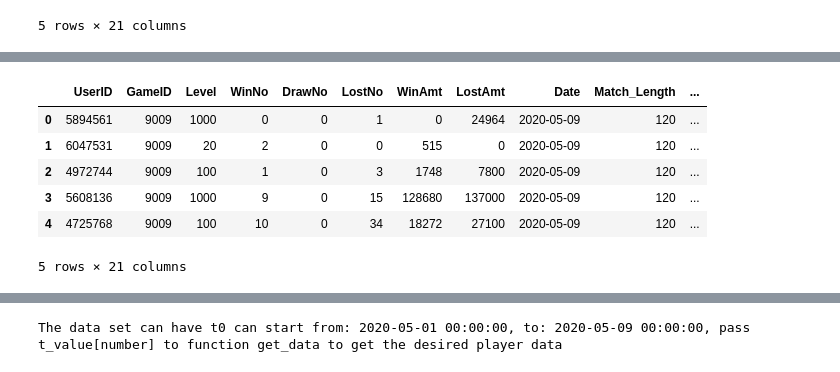
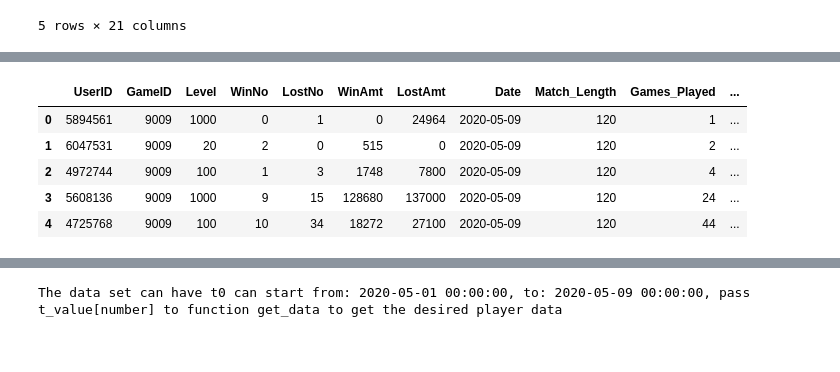
Before and after one commit to lechiben/churn-ltv-prediction, a Jupyter notebook: Churn Rate Prediction.ipynb, the cells around one changed output, grey strips where cells are left out. Drawn from its saved outputs; the diff is of its cells as text; code cells hidden in the pictures.

Commit message:
add new table

```diff
--- a/Churn Rate Prediction.ipynb
+++ b/Churn Rate Prediction.ipynb
@@ -141,14 +141,15 @@ play_log_df.describe()
 | 50% | 5.776227e+06 | 9.009000e+03 | 1.000000e+02 | 2.000000e+00 | 0.0 | 4.000000e+00 | 1.855000e+03 | 7.000000e+03 | 1.200000e+02 | 6.000000e+00 | ... |
 | 75% | 5.972449e+06 | 9.009000e+03 | 1.000000e+03 | 6.000000e+00 | 0.0 | 1.000000e+01 | 2.226425e+04 | 3.971025e+04 | 1.200000e+02 | 1.600000e+01 | ... |
 | max | 6.104168e+06 | 9.009000e+03 | 1.000000e+07 | 1.383000e+03 | 0.0 | 6.482000e+03 | 2.525479e+09 | 2.567000e+09 | 1.200000e+02 | 7.865000e+03 | ... |
-# %%
-play_log_df.drop(['DrawNo'], axis=1)
-play_log_df.head()
-# %% [output]
-|  | UserID | GameID | Level | WinNo | DrawNo | LostNo | WinAmt | LostAmt | Date | Match_Length | ... |
-| 0 | 5894561 | 9009 | 1000 | 0 | 0 | 1 | 0 | 24964 | 2020-05-09 | 120 | ... |
-| 1 | 6047531 | 9009 | 20 | 2 | 0 | 0 | 515 | 0 | 2020-05-09 | 120 | ... |
-| 2 | 4972744 | 9009 | 100 | 1 | 0 | 3 | 1748 | 7800 | 2020-05-09 | 120 | ... |
-| 3 | 5608136 | 9009 | 1000 | 9 | 0 | 15 | 128680 | 137000 | 2020-05-09 | 120 | ... |
-| 4 | 4725768 | 9009 | 100 | 10 | 0 | 34 | 18272 | 27100 | 2020-05-09 | 120 | ... |
-5 rows × 21 columns
+# %%
+# Since there is no Draw match, we drop the DrawNo as a feature
+
+play_log_df=play_log_df.drop(['DrawNo'], axis=1)
+play_log_df.head()
+# %% [output]
+|  | UserID | GameID | Level | WinNo | LostNo | WinAmt | LostAmt | Date | Match_Length | Games_Played | ... |
+| 0 | 5894561 | 9009 | 1000 | 0 | 1 | 0 | 24964 | 2020-05-09 | 120 | 1 | ... |
+| 1 | 6047531 | 9009 | 20 | 2 | 0 | 515 | 0 | 2020-05-09 | 120 | 2 | ... |
+| 2 | 4972744 | 9009 | 100 | 1 | 3 | 1748 | 7800 | 2020-05-09 | 120 | 4 | ... |
+| 3 | 5608136 | 9009 | 1000 | 9 | 15 | 128680 | 137000 | 2020-05-09 | 120 | 24 | ... |
+| 4 | 4725768 | 9009 | 100 | 10 | 34 | 18272 | 27100 | 2020-05-09 | 120 | 44 | ... |
```
Also changed, not shown: parts of 4 cells of this notebook.
